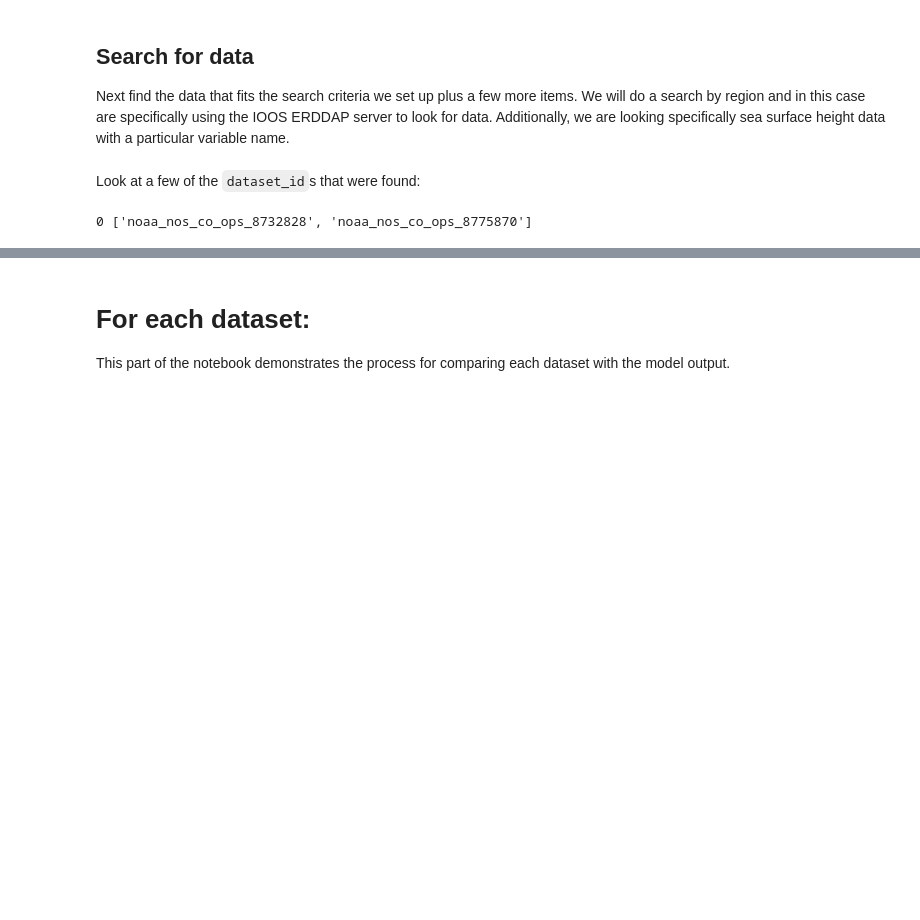
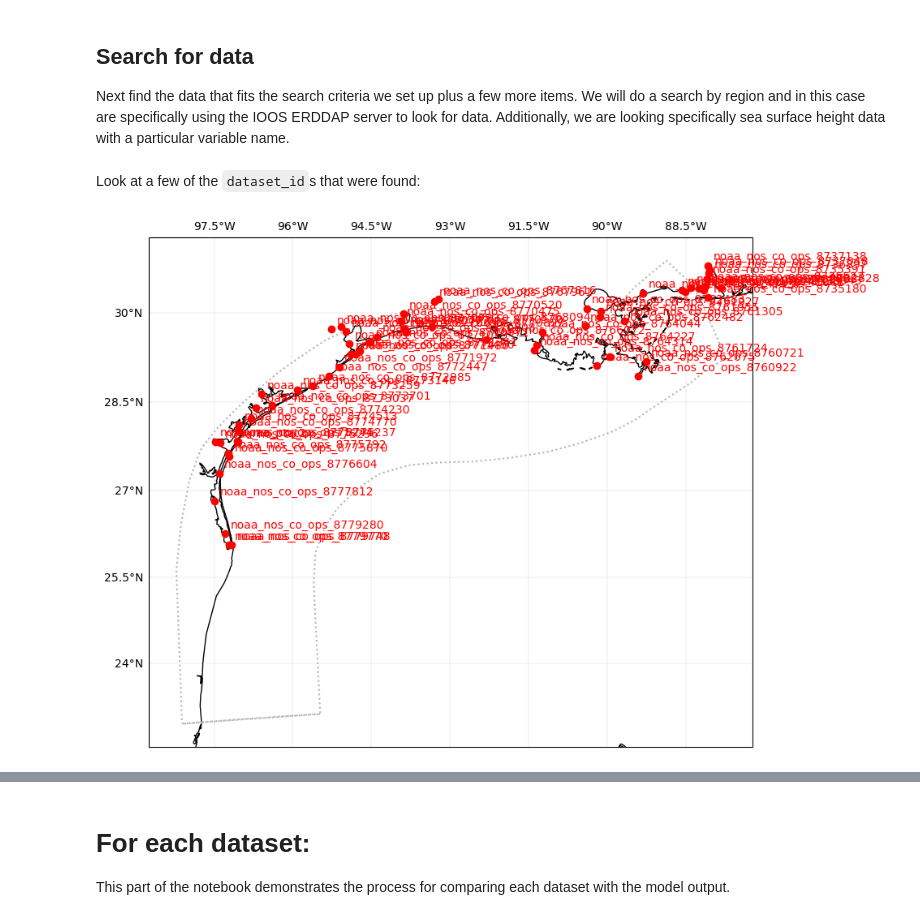
Before and after one commit to axiom-data-science/ocean-model-skill-assessor, a Jupyter notebook: notebooks/prototype.ipynb, the cells around one changed output, grey strips where cells are left out. Saved outputs shown, nothing was run; the diff lists cells and outputs as text; code cells hidden in the pictures; blank space fills up the shorter version.

```diff
--- a/notebooks/prototype.ipynb
+++ b/notebooks/prototype.ipynb
@@ -41,15 +41,17 @@ dsm = dsm.cf.guess_coord_axis()
 # %% [markdown]
 Set up data search by region based on where the model output is in space and time. Just get 2 days' worth centered around the mean time of the model output.
 # %%
+key = 'ssh'
+
 deltaT = pd.Timedelta('1 days')
 meanT = pd.Timestamp(dsm.cf['T'].mean().values)
 
 
 kw = {
-    "min_lon": float(dsm.cf['u'].cf['longitude'].min()),
-    "max_lon": float(dsm.cf['u'].cf['longitude'].max()),
-    "min_lat": float(dsm.cf['u'].cf['latitude'].min()),
-    "max_lat": float(dsm.cf['u'].cf['latitude'].max()),
+    "min_lon": float(dsm.cf[key].cf['longitude'].min()),
+    "max_lon": float(dsm.cf[key].cf['longitude'].max()),
+    "min_lat": float(dsm.cf[key].cf['latitude'].min()),
+    "max_lat": float(dsm.cf[key].cf['latitude'].max()),
     "min_time": meanT - deltaT,
     "max_time": meanT + deltaT,
 }
@@ -62,6 +64,16 @@ Some basic processing for model time indices:
 # https://stackoverflow.com/questions/51058379/drop-duplicate-times-in-xarray
 _, index = np.unique(dsm.cf['T'], return_index=True)
 dsm = dsm.cf.isel(T=index).cf.sel(T=slice(kw['min_time'], kw['max_time']))
+
+
+# collect together the boundary locations in lon/lat
+lona, lonc = dsm.cf[key].cf['longitude'][:,[0,-1]].values.T
+lonb, lond = dsm.cf[key].cf['longitude'][[0,-1],:].values
+lata, latc = dsm.cf[key].cf['latitude'][:,[0,-1]].values.T
+latb, latd = dsm.cf[key].cf['latitude'][[0,-1],:].values
+lonsm = np.hstack((lona, lonb, lonc, lond[::-1]))
+latsm = np.hstack((lata, latb, latc, latd[::-1]))
+boundary = np.vstack((lonsm, latsm)).T
 # %% [markdown]
 ## Search for data
 
@@ -93,8 +105,3 @@ kwargs = {
 data = odg.Gateway(**kwargs)
 # %% [markdown]
 Look at a few of the `dataset_id`s that were found:
-# %%
-for i, dataset_ids in enumerate(data.dataset_ids):
-    print(i, dataset_ids[:2])
-# %% [output]
-0 ['noaa_nos_co_ops_8732828', 'noaa_nos_co_ops_8775870']
@@ -110,0 +108,7 @@ for i, dataset_ids in enumerate(data.dataset_ids):
+# %%
+sub = data.meta.loc[data.dataset_ids,['geospatial_lon_max','geospatial_lat_max']]
+lls = sub.values
+names = list(sub.index.values)
+omsa.map.plot(lls, names, boundary, res='10m')#, extent=[-89,-87,30,31])
+# %% [output]
+[figure, added]
```
Also changed, not shown: parts of 16 cells of this notebook, 12 other files.
